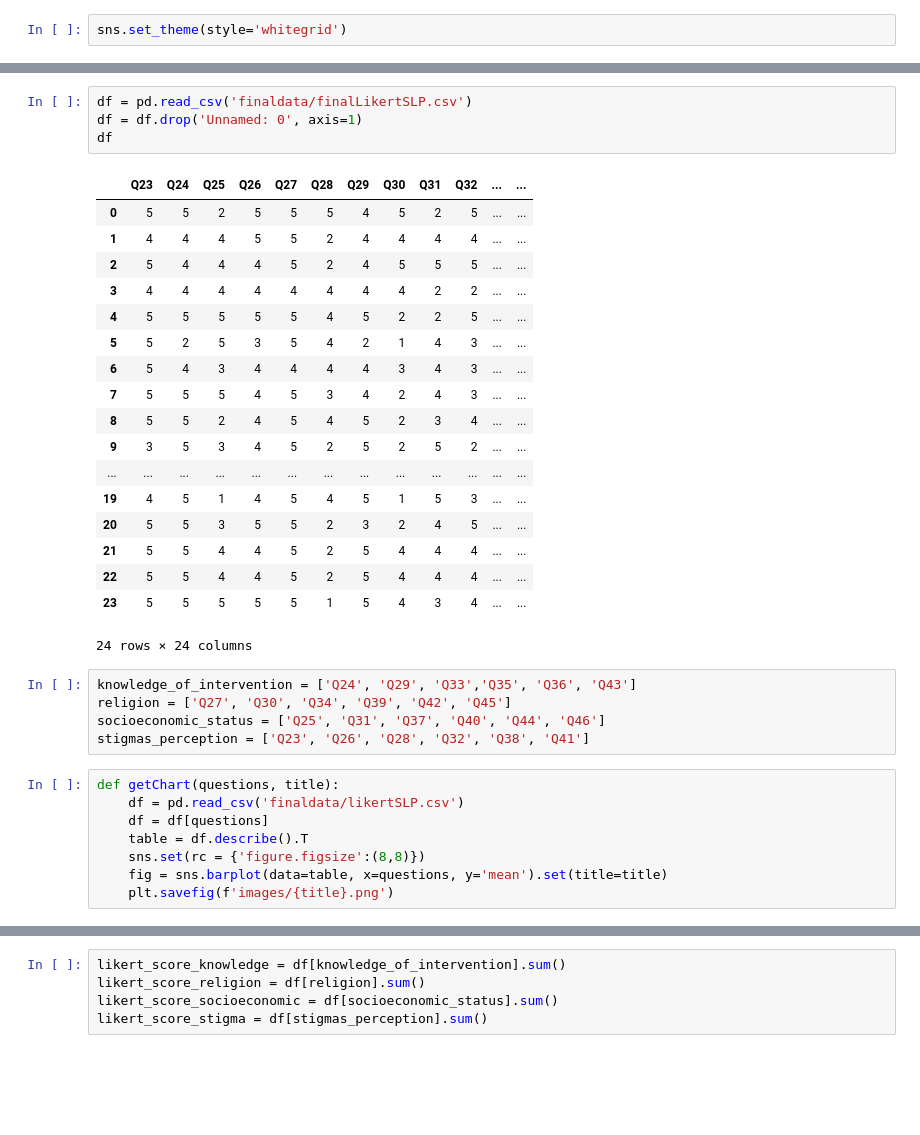
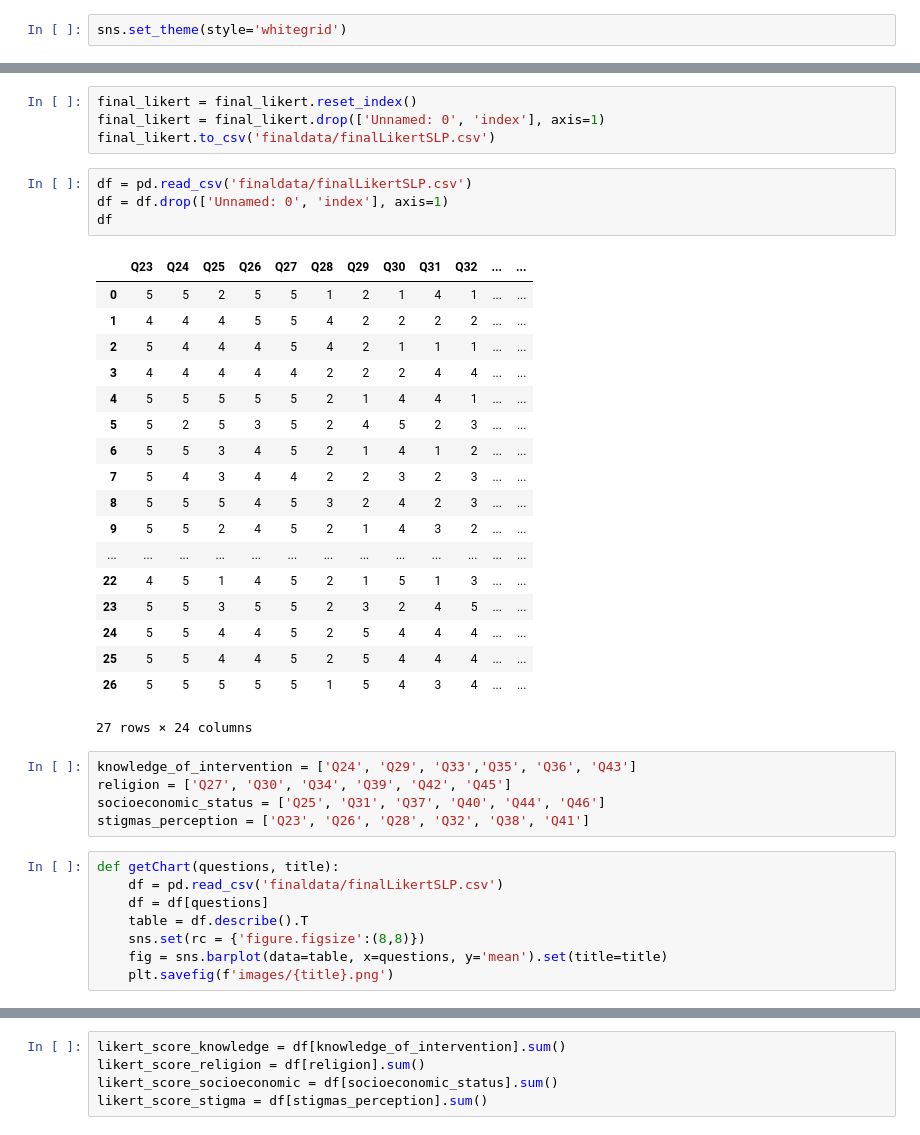
Before and after one commit to lozo6/slp-survey-analytics, a Jupyter notebook: main.ipynb, the cells around one changed output, grey strips where cells are left out. Cells and saved outputs as stored; diff of their text form; blank space fills up the shorter version.

```diff
--- a/main.ipynb
+++ b/main.ipynb
@@ -9,26 +20,30 @@ sns.set_theme(style='whitegrid')
+# %%
+final_likert = final_likert.reset_index()
+final_likert = final_likert.drop(['Unnamed: 0', 'index'], axis=1)
+final_likert.to_csv('finaldata/finalLikertSLP.csv')
 # %%
 df = pd.read_csv('finaldata/finalLikertSLP.csv')
-df = df.drop('Unnamed: 0', axis=1)
+df = df.drop(['Unnamed: 0', 'index'], axis=1)
 df
 # %% [output]
 |  | Q23 | Q24 | Q25 | Q26 | Q27 | Q28 | Q29 | Q30 | Q31 | Q32 | ... | ... |
-| 0 | 5 | 5 | 2 | 5 | 5 | 5 | 4 | 5 | 2 | 5 | ... | ... |
-| 1 | 4 | 4 | 4 | 5 | 5 | 2 | 4 | 4 | 4 | 4 | ... | ... |
-| 2 | 5 | 4 | 4 | 4 | 5 | 2 | 4 | 5 | 5 | 5 | ... | ... |
-| 3 | 4 | 4 | 4 | 4 | 4 | 4 | 4 | 4 | 2 | 2 | ... | ... |
-| 4 | 5 | 5 | 5 | 5 | 5 | 4 | 5 | 2 | 2 | 5 | ... | ... |
-| 5 | 5 | 2 | 5 | 3 | 5 | 4 | 2 | 1 | 4 | 3 | ... | ... |
-| 6 | 5 | 4 | 3 | 4 | 4 | 4 | 4 | 3 | 4 | 3 | ... | ... |
-| 7 | 5 | 5 | 5 | 4 | 5 | 3 | 4 | 2 | 4 | 3 | ... | ... |
-| 8 | 5 | 5 | 2 | 4 | 5 | 4 | 5 | 2 | 3 | 4 | ... | ... |
-| 9 | 3 | 5 | 3 | 4 | 5 | 2 | 5 | 2 | 5 | 2 | ... | ... |
+| 0 | 5 | 5 | 2 | 5 | 5 | 1 | 2 | 1 | 4 | 1 | ... | ... |
+| 1 | 4 | 4 | 4 | 5 | 5 | 4 | 2 | 2 | 2 | 2 | ... | ... |
+| 2 | 5 | 4 | 4 | 4 | 5 | 4 | 2 | 1 | 1 | 1 | ... | ... |
+| 3 | 4 | 4 | 4 | 4 | 4 | 2 | 2 | 2 | 4 | 4 | ... | ... |
+| 4 | 5 | 5 | 5 | 5 | 5 | 2 | 1 | 4 | 4 | 1 | ... | ... |
+| 5 | 5 | 2 | 5 | 3 | 5 | 2 | 4 | 5 | 2 | 3 | ... | ... |
+| 6 | 5 | 5 | 3 | 4 | 5 | 2 | 1 | 4 | 1 | 2 | ... | ... |
+| 7 | 5 | 4 | 3 | 4 | 4 | 2 | 2 | 3 | 2 | 3 | ... | ... |
+| 8 | 5 | 5 | 5 | 4 | 5 | 3 | 2 | 4 | 2 | 3 | ... | ... |
+| 9 | 5 | 5 | 2 | 4 | 5 | 2 | 1 | 4 | 3 | 2 | ... | ... |
 | ... | ... | ... | ... | ... | ... | ... | ... | ... | ... | ... | ... | ... |
-| 19 | 4 | 5 | 1 | 4 | 5 | 4 | 5 | 1 | 5 | 3 | ... | ... |
-| 20 | 5 | 5 | 3 | 5 | 5 | 2 | 3 | 2 | 4 | 5 | ... | ... |
-| 21 | 5 | 5 | 4 | 4 | 5 | 2 | 5 | 4 | 4 | 4 | ... | ... |
-| 22 | 5 | 5 | 4 | 4 | 5 | 2 | 5 | 4 | 4 | 4 | ... | ... |
-| 23 | 5 | 5 | 5 | 5 | 5 | 1 | 5 | 4 | 3 | 4 | ... | ... |
+| 22 | 4 | 5 | 1 | 4 | 5 | 2 | 1 | 5 | 1 | 3 | ... | ... |
+| 23 | 5 | 5 | 3 | 5 | 5 | 2 | 3 | 2 | 4 | 5 | ... | ... |
+| 24 | 5 | 5 | 4 | 4 | 5 | 2 | 5 | 4 | 4 | 4 | ... | ... |
+| 25 | 5 | 5 | 4 | 4 | 5 | 2 | 5 | 4 | 4 | 4 | ... | ... |
+| 26 | 5 | 5 | 5 | 5 | 5 | 1 | 5 | 4 | 3 | 4 | ... | ... |
-24 rows × 24 columns
+27 rows × 24 columns
 # %%
 knowledge_of_intervention = ['Q24', 'Q29', 'Q33','Q35', 'Q36', 'Q43']
 religion = ['Q27', 'Q30', 'Q34', 'Q39', 'Q42', 'Q45']
@@ -36,7 +51,7 @@ socioeconomic_status = ['Q25', 'Q31', 'Q37', 'Q40', 'Q44', 'Q46']
 stigmas_perception = ['Q23', 'Q26', 'Q28', 'Q32', 'Q38', 'Q41']
 # %%
 def getChart(questions, title):
-    df = pd.read_csv('finaldata/likertSLP.csv')
+    df = pd.read_csv('finaldata/finalLikertSLP.csv')
     df = df[questions]
     table = df.describe().T
     sns.set(rc = {'figure.figsize':(8,8)})
```
Also changed, not shown: parts of 4 cells of this notebook, 19 other files.
